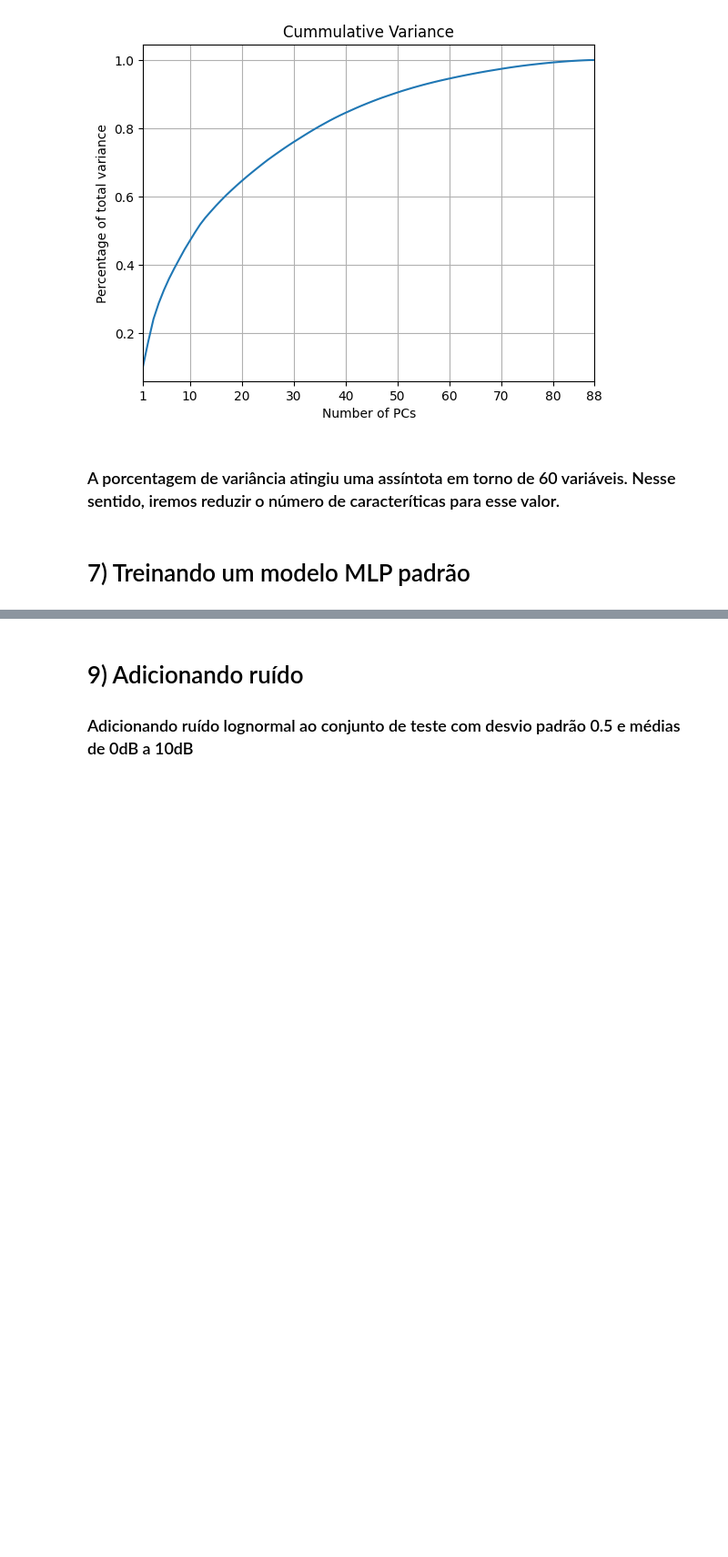
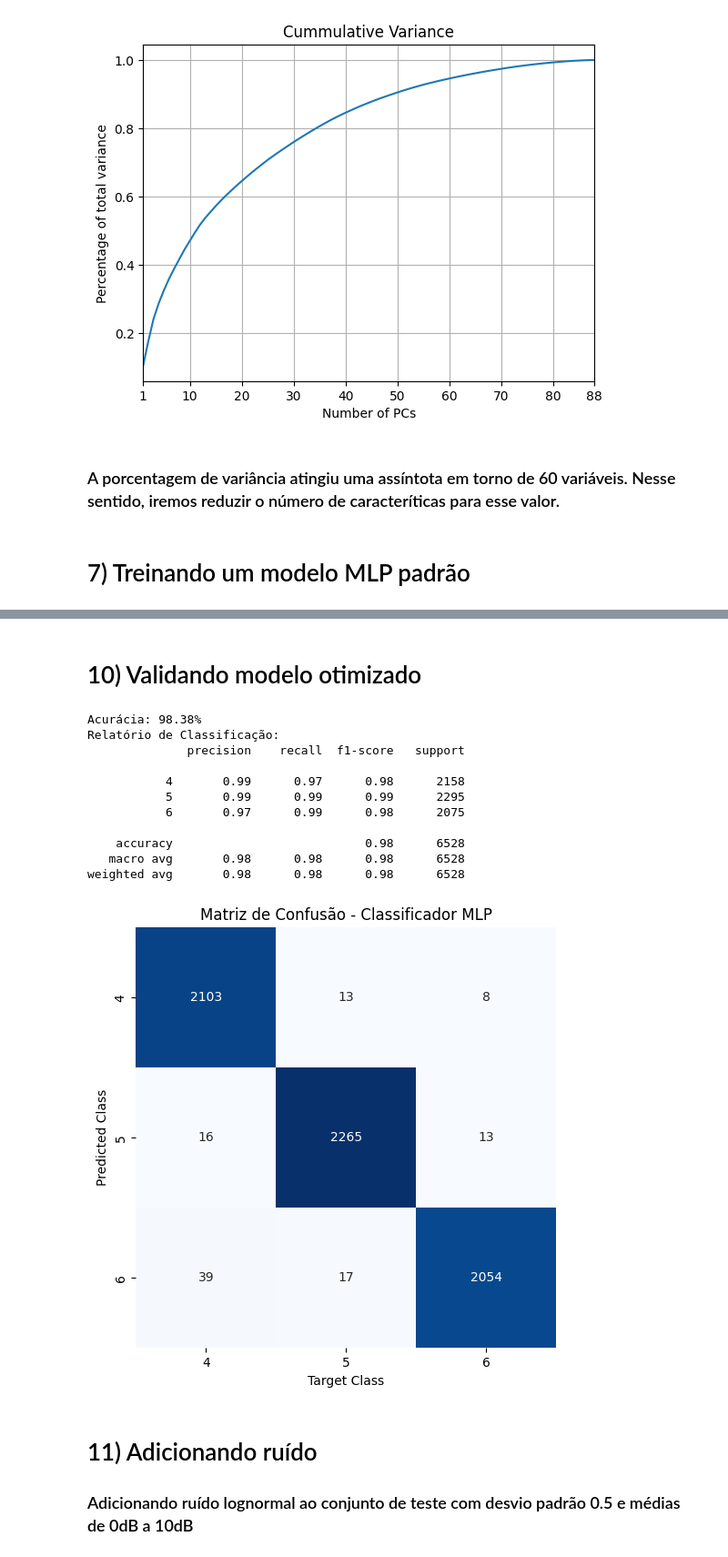
Before and after one commit to gddeazevedo/rf_indoor_positioning_classification, a Jupyter notebook: main.ipynb, the cells around one changed output, grey strips where cells are left out. Shown at 91% size. Cells and saved outputs as stored; diff of their text form; code cells hidden in the pictures; blank space fills up the shorter version.

```diff
--- a/main.ipynb
+++ b/main.ipynb
@@ -291,5 +298,22 @@ Matriz de Confusão:
+# %% [markdown]
+# 10) Validando modelo otimizado
+# %%
+test_model(mlp, X_validation, y_validation)
+# %% [output]
+Acurácia: 98.38%
+Relatório de Classificação:
+              precision    recall  f1-score   support
+
+           4       0.99      0.97      0.98      2158
+           5       0.99      0.99      0.99      2295
+           6       0.97      0.99      0.98      2075
+
+    accuracy                           0.98      6528
+   macro avg       0.98      0.98      0.98      6528
+weighted avg       0.98      0.98      0.98      6528
+[figure, added]
 # %% [markdown]
-# 9) Adicionando ruído
+# 11) Adicionando ruído
 
 ### Adicionando ruído lognormal ao conjunto de teste com desvio padrão 0.5 e médias de 0dB a 10dB
 # %%
```
Also changed, not shown: parts of 9 cells of this notebook, 1 other file.
